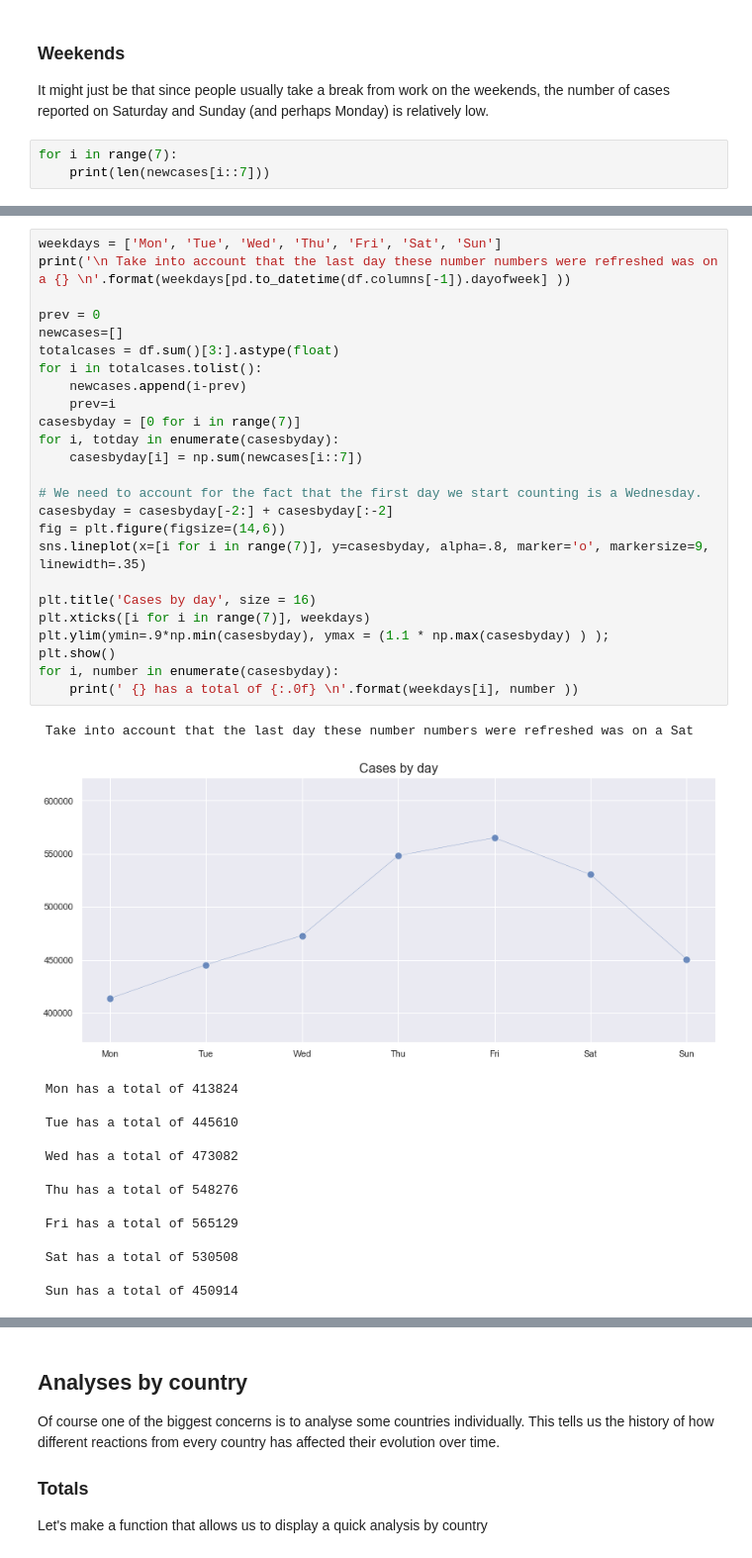
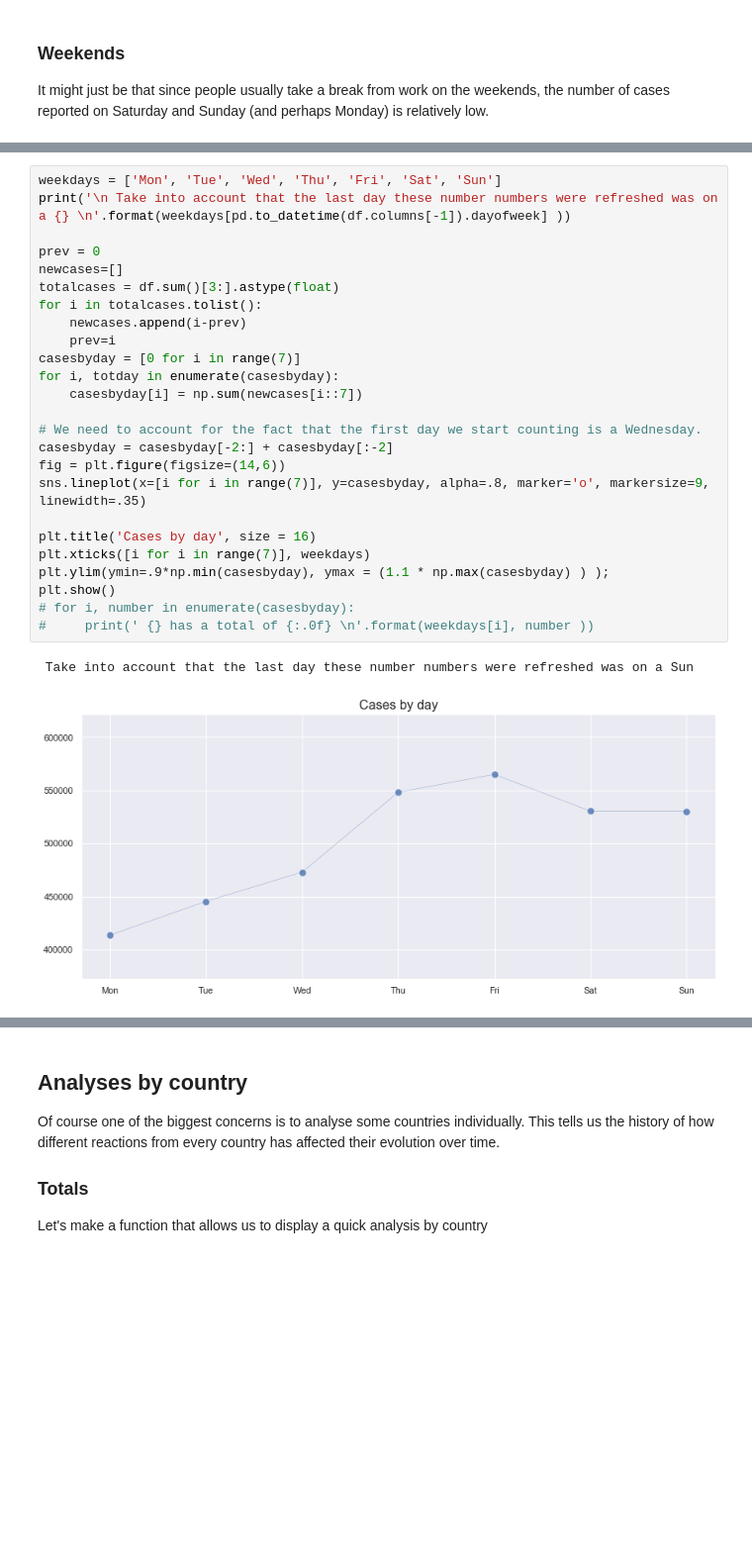
Before and after one commit to cuspime/Projects, a Jupyter notebook: COVID-19.ipynb, the cells around one changed output, grey strips where cells are left out. Shown at 99% size. Drawn from its saved outputs; the diff is of its cells as text; blank space fills up the shorter version.

```diff
--- a/COVID-19.ipynb
+++ b/COVID-19.ipynb
@@ -193,6 +201,3 @@ Whenever this last plot is below 1 it means that the number of new cases decreas
 ### Weekends
 
 It might just be that since people usually take a break from work on the weekends, the number of cases reported on Saturday and Sunday (and perhaps Monday) is relatively low.
-# %%
-for i in range(7):
-    print(len(newcases[i::7]))
@@ -207,42 +204,29 @@ for i in range(7):
 # %%
 weekdays = ['Mon', 'Tue', 'Wed', 'Thu', 'Fri', 'Sat', 'Sun']
 print('\n Take into account that the last day these number numbers were refreshed was on a {} \n'.format(weekdays[pd.to_datetime(df.columns[-1]).dayofweek] ))
 
 prev = 0
 newcases=[]
 totalcases = df.sum()[3:].astype(float)
 for i in totalcases.tolist():
     newcases.append(i-prev)
     prev=i
 casesbyday = [0 for i in range(7)]
 for i, totday in enumerate(casesbyday):
     casesbyday[i] = np.sum(newcases[i::7])
 
 # We need to account for the fact that the first day we start counting is a Wednesday.
 casesbyday = casesbyday[-2:] + casesbyday[:-2]
 fig = plt.figure(figsize=(14,6))
 sns.lineplot(x=[i for i in range(7)], y=casesbyday, alpha=.8, marker='o', markersize=9, linewidth=.35)
 
 plt.title('Cases by day', size = 16)
 plt.xticks([i for i in range(7)], weekdays)
 plt.ylim(ymin=.9*np.min(casesbyday), ymax = (1.1 * np.max(casesbyday) ) );
 plt.show()
-for i, number in enumerate(casesbyday):
-    print(' {} has a total of {:.0f} \n'.format(weekdays[i], number ))
+# for i, number in enumerate(casesbyday):
+#     print(' {} has a total of {:.0f} \n'.format(weekdays[i], number ))
 # %% [output]
- Take into account that the last day these number numbers were refreshed was on a Sat
+ Take into account that the last day these number numbers were refreshed was on a Sun
-[figure, old version]
+[figure, new version]
- Mon has a total of 413824
-
- Tue has a total of 445610
-
- Wed has a total of 473082
-
- Thu has a total of 548276
-
- Fri has a total of 565129
-
- Sat has a total of 530508
-
- Sun has a total of 450914
 # %% [markdown]
```
Also changed, not shown: parts of 18 cells of this notebook.
